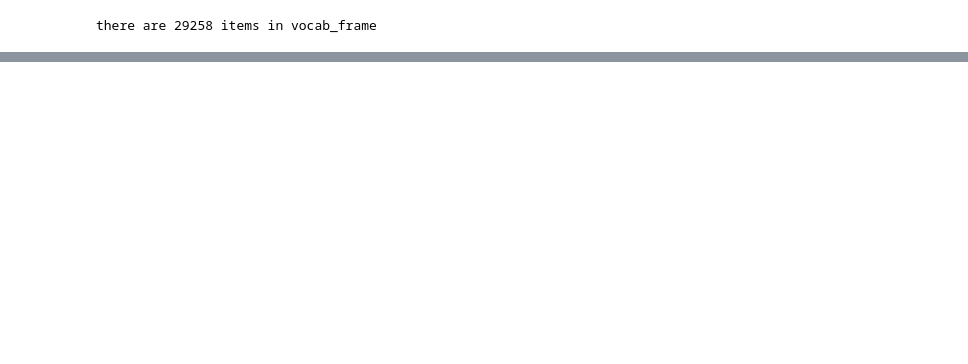
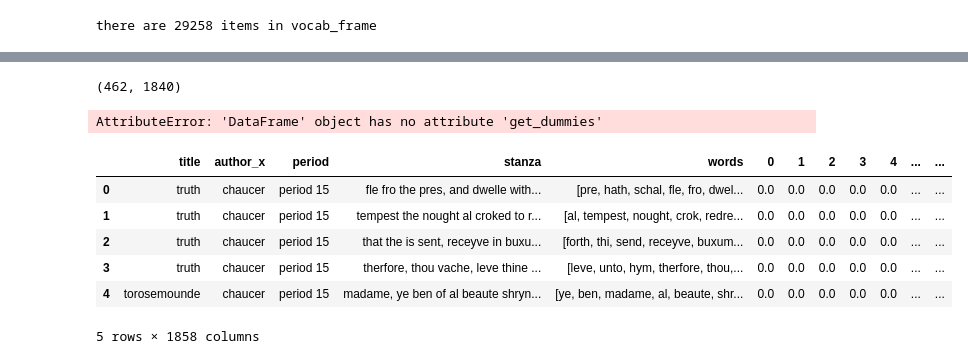
Before and after one commit to JustFairWell/challenges, a Jupyter notebook: poems_nlp.ipynb, the cells around one changed output, grey strips where cells are left out. Saved outputs shown, nothing was run; the diff lists cells and outputs as text; code cells hidden in the pictures; blank space fills up the shorter version.

```diff
--- a/poems_nlp.ipynb
+++ b/poems_nlp.ipynb
@@ -441,0 +639,26 @@ AttributeError: 'str' object has no attribute 'is_stop'
+# %%
+df_w_tfidf = pd.merge(stanza_df, tfidf_df, left_index=True, right_index=True)
+# %%
+df_w_tfidf.shape
+# %% [output]
+(462, 1840)
+# %%
+df_w_tfidf = df_w_tfidf.drop(columns=['tfidfvect', 'spacy'])
+# %%
+df_w_tfidf.get_dummies()
+# %% [output]
+AttributeError: 'DataFrame' object has no attribute 'get_dummies'
+# %%
+author_dummies = pd.get_dummies(df_w_tfidf['author_x'])
+# %%
+df_w_tfidf = pd.merge(df_w_tfidf, author_dummies, right_index=True, left_index=True)
+# %%
+df_w_tfidf.head()
+# %% [output]
+|  | title | author_x | period | stanza | words | 0 | 1 | 2 | 3 | 4 | ... | ... |
+| 0 | truth | chaucer | period 15 | fle fro the pres, and dwelle with... | [pre, hath, schal, fle, fro, dwel... | 0.0 | 0.0 | 0.0 | 0.0 | 0.0 | ... | ... |
+| 1 | truth | chaucer | period 15 | tempest the nought al croked to r... | [al, tempest, nought, crok, redre... | 0.0 | 0.0 | 0.0 | 0.0 | 0.0 | ... | ... |
+| 2 | truth | chaucer | period 15 | that the is sent, receyve in buxu... | [forth, thi, send, receyve, buxum... | 0.0 | 0.0 | 0.0 | 0.0 | 0.0 | ... | ... |
+| 3 | truth | chaucer | period 15 | therfore, thou vache, leve thine ... | [leve, unto, hym, therfore, thou,... | 0.0 | 0.0 | 0.0 | 0.0 | 0.0 | ... | ... |
+| 4 | torosemounde | chaucer | period 15 | madame, ye ben of al beaute shryn... | [ye, ben, madame, al, beaute, shr... | 0.0 | 0.0 | 0.0 | 0.0 | 0.0 | ... | ... |
+5 rows × 1858 columns
```
Also changed, not shown: parts of 48 cells of this notebook.
